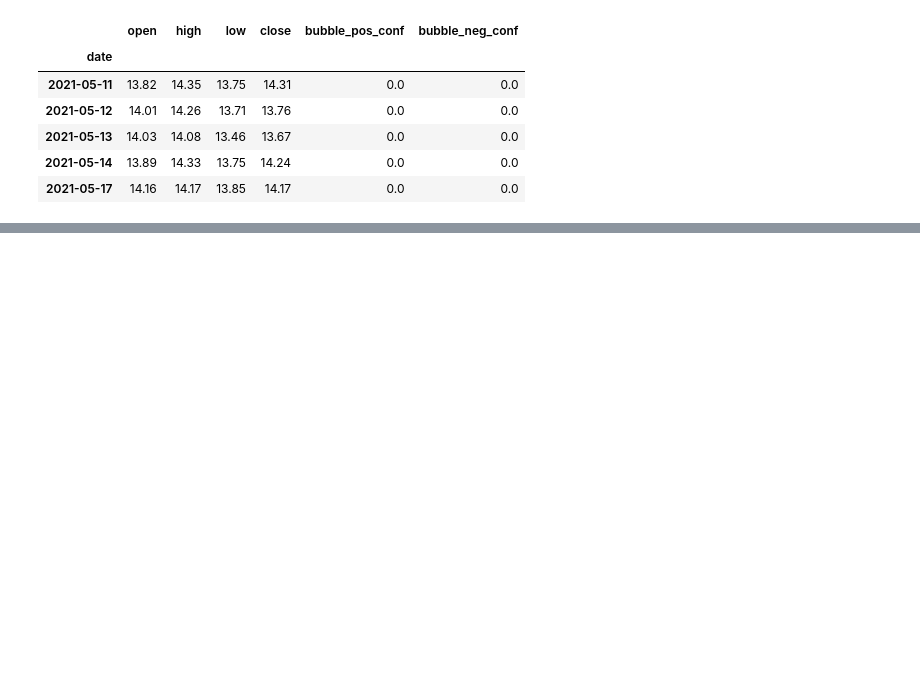
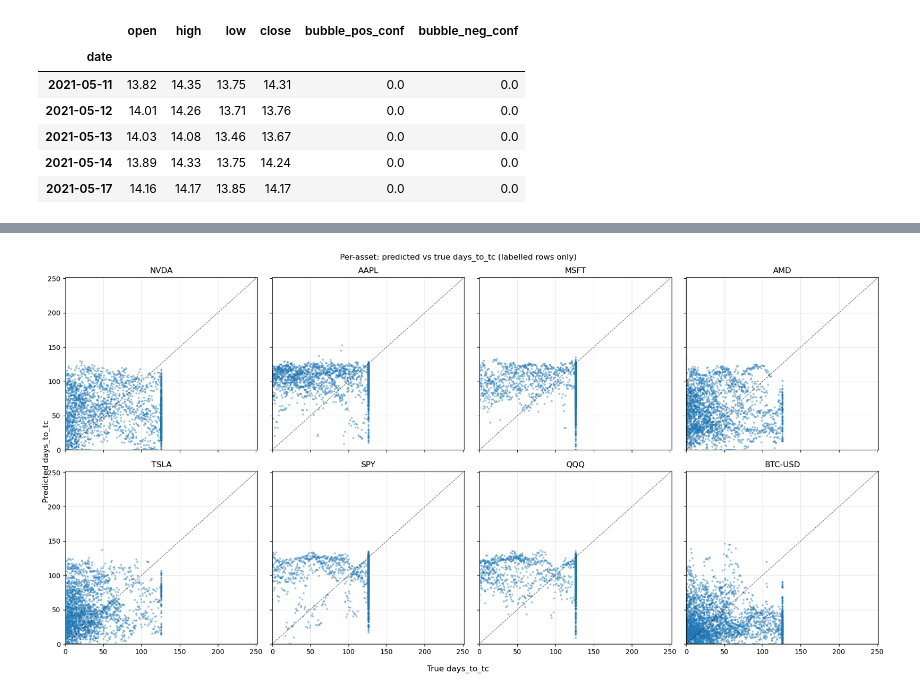
Before and after one commit to Belygg/financial-market-stability-lppl, a Jupyter notebook: project_files/LPPL_ML_Trading.ipynb, the cells around one changed output, grey strips where cells are left out. Saved outputs shown, nothing was run; the diff lists cells and outputs as text; code cells hidden in the pictures; blank space fills up the shorter version.

```diff
--- a/project_files/LPPL_ML_Trading.ipynb
+++ b/project_files/LPPL_ML_Trading.ipynb
@@ -728,8 +185,0 @@ c:\Users\Grigo\OneDrive\Desktop\project 2025\project_files
-# %%
-
-# Drop any stale columns from the previous strategy version before re-generating
-for col in ['signal', 'confidence', 'suggested_exposure', 'max_leverage', 'target_position', 'strat_ret', 'ret_1d_actual']:
-    if col in val_df.columns:
-        val_df = val_df.drop(columns=col)
-print("val_df cols:", list(val_df.columns))
-print("rows:", len(val_df))
@@ -738,0 +817,82 @@ rows: 18128
+# %%
+# ── Predictor diagnostics: MAE + Predictor R^2 + per-asset scatter ───────
+labelled = val_df.dropna(subset=["days_to_tc"]).copy()
+n_total = len(val_df)
+n_lab   = len(labelled)
+print(f"Labelled rows (used for MAE): {n_lab}/{n_total}  ({n_lab / max(n_total, 1):.1%})")
+
+# 1. MAE — pred_tc_days vs the naive constant baseline ────────────────────
+naive_const = float(labelled["days_to_tc"].mean()) if n_lab > 0 else float("nan")
+mae_pred  = (labelled["days_to_tc"] - labelled["pred_tc_days"]).abs().mean()
+mae_naive = (labelled["days_to_tc"] - naive_const).abs().mean()
+print(f"\nMAE on labelled rows:  pred = {mae_pred:.2f} days   naive = {mae_naive:.2f} days")
+if mae_naive > 0:
+    print(f"Improvement over naive: {1.0 - mae_pred / mae_naive:.1%}")
+
+# 2. Predictor R^2 — does pred_tc_days explain realized forward returns? ──
+HORIZONS = (10, 20, 30)
+
+def forward_returns(df, ticker_col, close_col, horizons):
+    out = df.copy().sort_index()
+    for h in horizons:
+        out[f"fwd_ret_{h}d"] = (
+            out.groupby(ticker_col)[close_col]
+               .transform(lambda s: s.pct_change(h).shift(-h))
+        )
+    return out
+
+
+val_df = forward_returns(val_df, "ticker", "close", HORIZONS)
+
+
+def predictor_r2(y, x):
+    """OLS R^2 for y = a + b*x + e. Returns (r2, beta, t_beta, n)."""
+    y = np.asarray(y, dtype=float)
+    x = np.asarray(x, dtype=float)
+    m = np.isfinite(y) & np.isfinite(x)
+    y, x = y[m], x[m]
+    n = len(y)
+    if n < 30:
+        return float("nan"), float("nan"), float("nan"), n
+    X = np.column_stack([np.ones_like(x), x])
+    coef, *_ = np.linalg.lstsq(X, y, rcond=None)
+    yhat   = X @ coef
+    ss_res = float(((y - yhat) ** 2).sum())
+    ss_tot = float(((y - y.mean()) ** 2).sum())
+    r2 = 1.0 - ss_res / ss_tot if ss_tot > 0 else float("nan")
+    sigma2 = ss_res / max(n - 2, 1)
+    cov    = sigma2 * np.linalg.inv(X.T @ X)
+    se_b   = float(np.sqrt(cov[1, 1])) if cov[1, 1] > 0 else float("nan")
+    t_b    = coef[1] / se_b if se_b and se_b > 0 else float("nan")
+    return r2, float(coef[1]), t_b, n
+
+
+print("\nPredictor R^2  —  fwd_ret regressed on pred_tc_days (pooled):")
+print(f"{'horizon':>8s}  {'R^2':>8s}  {'beta':>14s}  {'t(beta)':>8s}  {'N':>7s}")
+for h in HORIZONS:
+    r2, b, tb, n = predictor_r2(val_df[f"fwd_ret_{h}d"], val_df["pred_tc_days"])
+    print(f"{h:>5d} d  {r2:>8.4f}  {b:>14.2e}  {tb:>8.2f}  {n:>7d}")
+
+rows = []
+for ticker in TICKERS:
+    d = val_df[val_df["ticker"] == ticker]
+    for h in HORIZONS:
+        r2, b, tb, n = predictor_r2(d[f"fwd_ret_{h}d"], d["pred_tc_days"])
+        rows.append({"ticker": ticker, "horizon_d": h, "R^2": r2,
+                     "beta": b, "t(beta)": tb, "N": n})
+print("\nPer-asset Predictor R^2:")
+print(pd.DataFrame(rows).to_string(index=False, float_format=lambda v: f"{v:7.4f}"))
+
+# 3. Per-asset scatter (labelled rows only)
+fig, axes = plt.subplots(2, 4, figsize=(18, 9), sharex=True, sharey=True)
+for ax, ticker in zip(axes.flat, TICKERS):
+    d = labelled[labelled["ticker"] == ticker]
+    ax.scatter(d["days_to_tc"], d["pred_tc_days"], s=4, alpha=0.35)
+    ax.plot([0, HORIZON_CAP], [0, HORIZON_CAP], "k--", lw=0.8, alpha=0.6)
+    ax.set_title(ticker); ax.set_xlim(0, HORIZON_CAP); ax.set_ylim(0, HORIZON_CAP)
+    ax.grid(alpha=0.3)
+fig.supxlabel("True days_to_tc"); fig.supylabel("Predicted days_to_tc")
+fig.suptitle("Per-asset: predicted vs true days_to_tc (labelled rows only)")
+plt.tight_layout()
+plt.show()
+# %% [output]
@@ -738,0 +916 @@ rows: 18128
+[figure, added]
```
Also changed, not shown: parts of 41 cells of this notebook.
